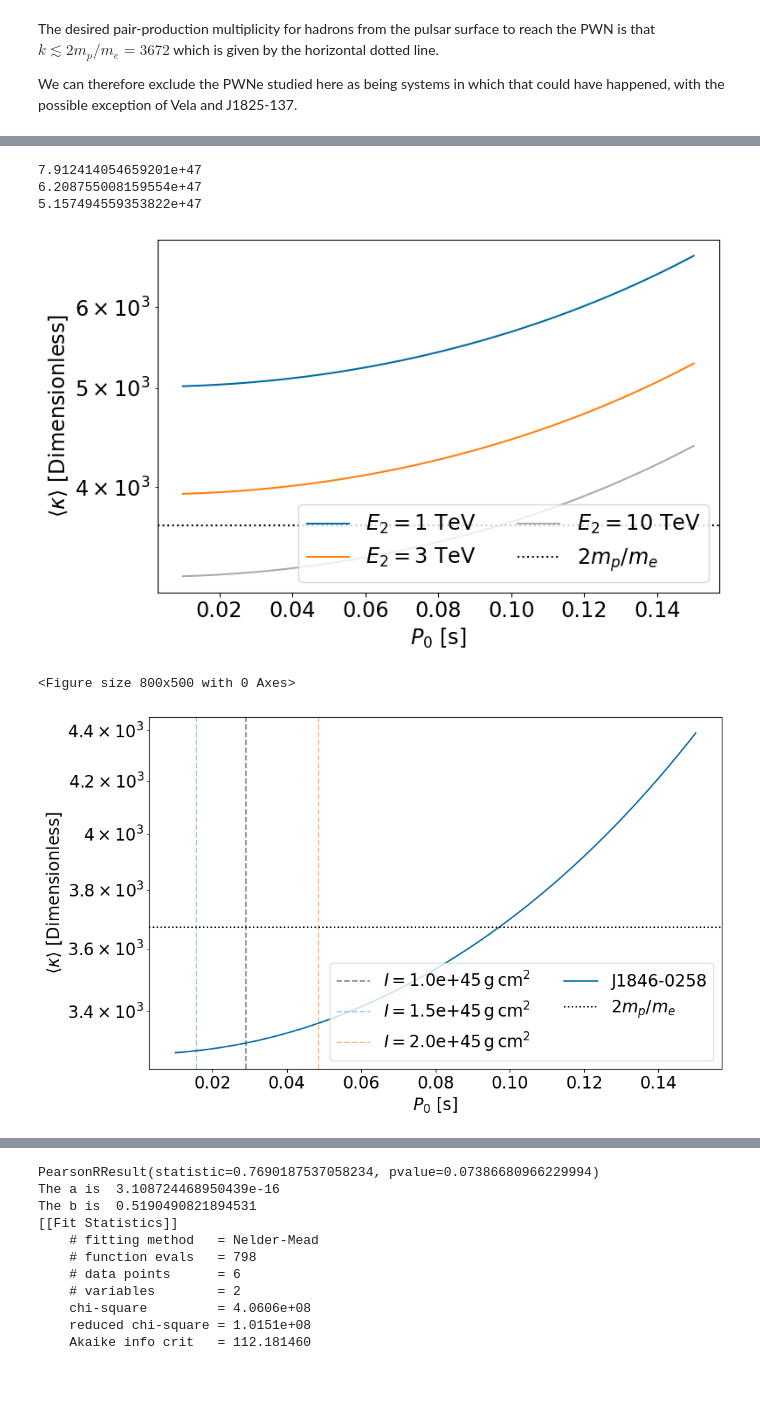
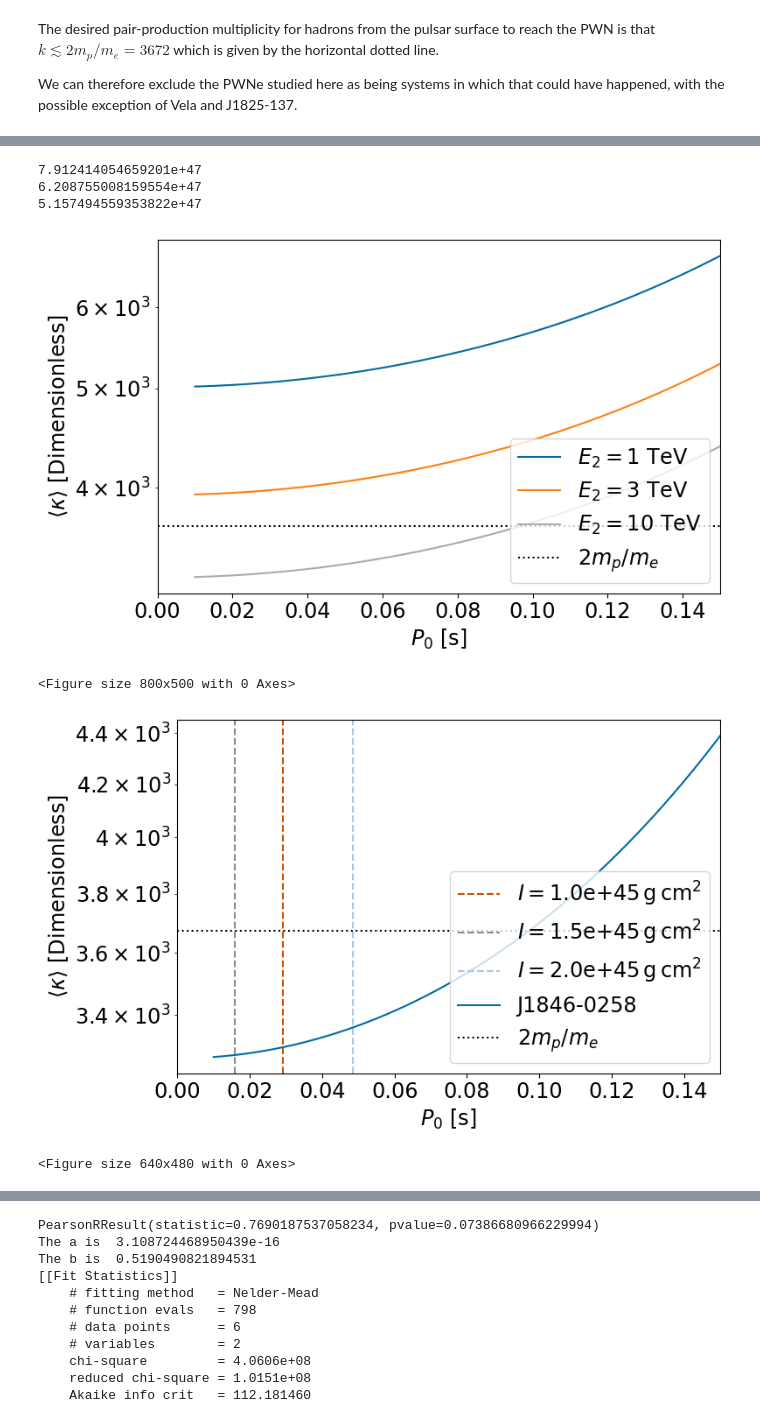
Before and after one commit to STSpencer/psrprops, a Jupyter notebook: PSR_PWN_Testing_giacintiedot.ipynb, the cells around one changed output, grey strips where cells are left out. Saved outputs shown, nothing was run; the diff lists cells and outputs as text; code cells hidden in the pictures; blank space fills up the shorter version.

```diff
--- a/PSR_PWN_Testing_giacintiedot.ipynb
+++ b/PSR_PWN_Testing_giacintiedot.ipynb
@@ -378,14 +379,14 @@ for index in range(len(Ratnf)):#len(df)):
 
     k_p0 = Nel[i] / (2.*ngj_p0)
     mask = test_p0 < period_atnf[i]*u.s
-    print(Ratnf[index],'p0=',P_0[index].value,'p=',period_atnf[i],'pdot',pdot_atnf[i],',kappa=',k_p0[np.abs(P_0[index].value-test_p0[mask].value).argmin()])
+    print(Ratnf[index],'p0=',P_0[index].value,'Rsnr=',Rsnr[index],'Rpwn=',Rpwn[index],'p=',period_atnf[i],'pdot',pdot_atnf[i],',kappa=',k_p0[np.abs(P_0[index].value-test_p0[mask].value).argmin()],'nel=',Nel[i])
     #print(Ratnf[index],"p=",period_atnf[i],'pdot',pdot_atnf[i],'nel',Nel[i],'tau',tau_p0)
-    if Ratnf[index]=='J0835-4510':
-        p = plt.plot(test_p0[mask],k_p0[mask],label='Vela Pulsar aka '+str(Ratnf[index]))
-    elif Ratnf[index]=='J1513-5908':
-        p = plt.plot(test_p0[mask],k_p0[mask],label='B1509-58 aka '+str(Ratnf[index]))
-    else:
-        p = plt.plot(test_p0[mask],k_p0[mask],label=Ratnf[index])
+    #if Ratnf[index]=='J0835-4510':
+    #    p = plt.plot(test_p0[mask],k_p0[mask],label='Vela Pulsar aka '+str(Ratnf[index]))
+    #elif Ratnf[index]=='J1513-5908':
+    #    p = plt.plot(test_p0[mask],k_p0[mask],label='B1509-58 aka '+str(Ratnf[index]))
+    #else:
+    p = plt.plot(test_p0[mask],k_p0[mask],label=Ratnf[index])
 
     plt.axvline(P_0[index].value,linestyle='--',color=p[0].get_color())
 
@@ -623,19 +629,26 @@ for index in range(len(E2range)):#len(df)):
     p = plt.plot(test_p0[mask],k_p0[mask],label='$E_2=$'+'%.0f'%E2range[index].value+' TeV')
 
 plt.semilogy()
-#plt.ylim(100.,1e6)
+#plt.ylim(1e3,7e3)
 #plt.xlim(0.0,0.16)
+ax=plt.gca()
+y_labels = ax.get_yticks()
+ax.yaxis.set_major_formatter(ticker.FormatStrFormatter('%.1e'))
 plt.ylabel(r"$\langle \kappa \rangle\ \mathrm{[Dimensionless]}$")
 plt.xlabel("$P_0\ \mathrm{[s]}$")
 plt.axhline(y=2*c.m_p/c.m_e,color='k',linestyle=':',label='$2m_p/m_e$')
-plt.legend(ncols=2,loc=4,title_fontsize='xx-large')
+plt.legend(ncols=1,loc=4,title_fontsize='xx-large')
+plt.xlim(0,0.15)
+ax=plt.gca()
+
+
 plt.tight_layout()
 plt.savefig('e2scan.png',dpi=300)
 # %% [output]
 7.912414054659201e+47
 6.208755008159554e+47
 5.157494559353822e+47
-[figure, old version]
+[figure, new version]
 # %%
 E2=10*u.TeV
 E0 = 1 *u.TeV #1, 3 or 10
@@ -646,39 +659,44 @@ pow1 = 1-Gam
 fig=plt.figure(figsize=(8,5))
 
 Irange=np.linspace(1e45,2e45,3)*u.g*u.cm**2
-fig=plt.figure(figsize=(10,6))
+fig=plt.figure(figsize=(8,5))
 for index in range(len(Irange)):#len(df)):
     P_0dup = P0(Rpwn,Rsnr,Patnf*u.s,I=Irange[index])
 
     integral2 = ((E2)**pow2 - (E1)**pow2)/(pow2*E0**(1-Gam))
     integral = ((E2/E0)**pow1 - (E1/E0)**pow1)/pow1
     k_intconst = df["Total_E [erg]"]*u.erg / integral2
     Nel = k_intconst*integral
     i = np.where(atnf_names=='J1846-0258')[0][0]
     tau_p0 = age_p0(period_atnf[i],pdot_atnf[i],test_p0)
     ngj_p0 = calc_ngj(edot[i],tau_p0)
 
     k_p0 = Nel[i] / (2.*ngj_p0)
     mask = test_p0 < period_atnf[i]*u.s
     plt.axvline(P_0dup[index].value,linestyle='--',label='$I=$'+'%.1e'%Irange[index].value+'$\mathrm{\,g\,cm^2}$',color=next(colors))
 
 
 
 
 p = plt.plot(test_p0[mask],k_p0[mask],label='J1846-0258')
-
+ax=plt.gca()
+y_labels = ax.get_yticks()
+ax.yaxis.set_major_formatter(ticker.FormatStrFormatter('%.1f'))
 plt.semilogy()
 #plt.ylim(100.,1e6)
+plt.xlim(0,0.15)
 #plt.xlim(0.0,0.16)
 plt.ylabel(r"$\langle \kappa \rangle\ \mathrm{[Dimensionless]}$")
 plt.xlabel("$P_0\ \mathrm{[s]}$")
 plt.axhline(y=2*c.m_p/c.m_e,color='k',linestyle=':',label='$2m_p/m_e$')
-plt.legend(ncols=2,loc=4,title_fontsize='xx-large')
+plt.legend(ncols=1,loc=4,title_fontsize='xx-large')
 plt.tight_layout()
+plt.show()
 plt.savefig('I.png',dpi=300)
 # %% [output]
 <Figure size 800x500 with 0 Axes>
-[figure, old version]
+[figure, new version]
+<Figure size 640x480 with 0 Axes>
 # %%
 #Dragonfly, J2018+3651 from https://arxiv.org/pdf/1907.12121.pdf
 #Approach, numerically integrate power law with exponential cutoff.
```
Also changed, not shown: parts of 14 cells of this notebook, 7 other files.
